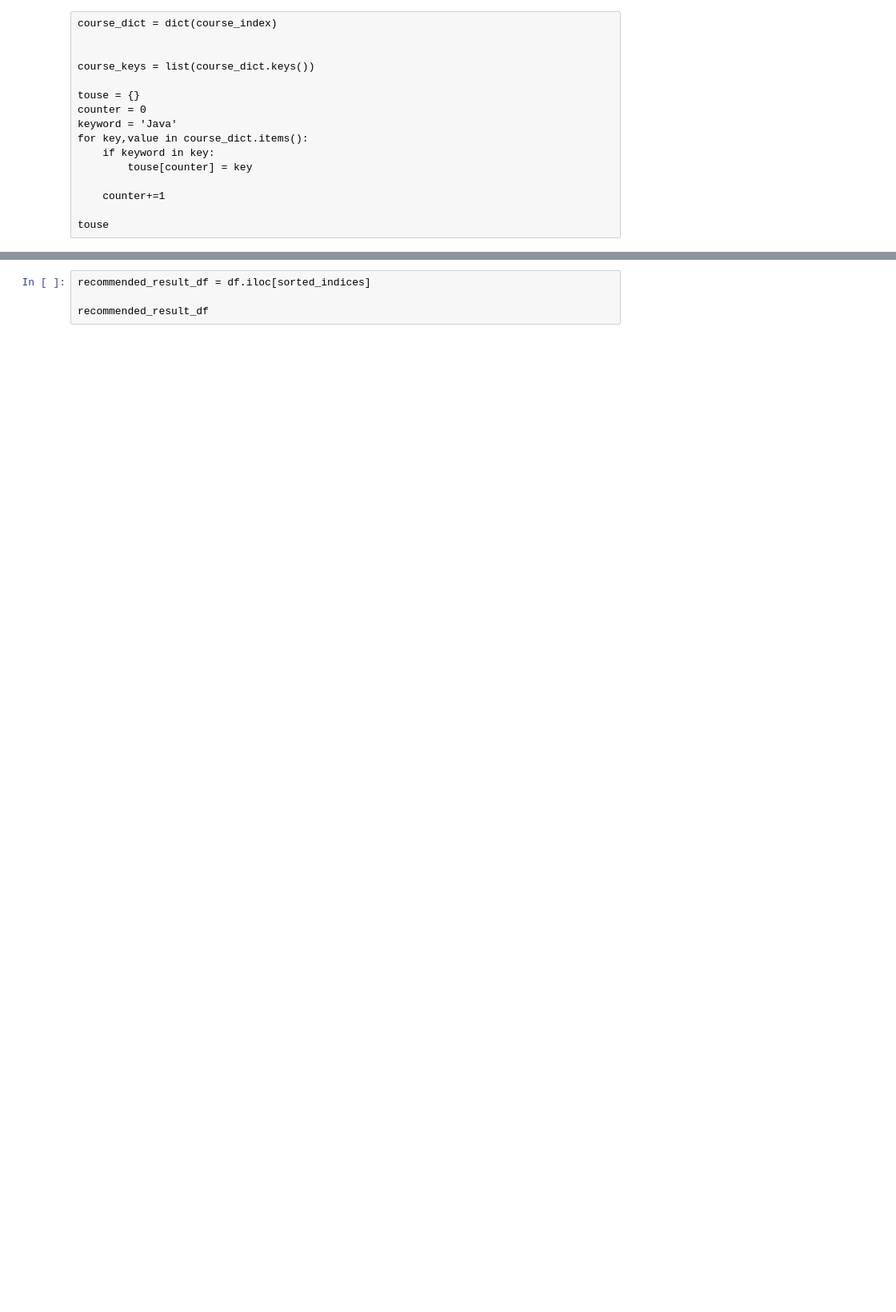
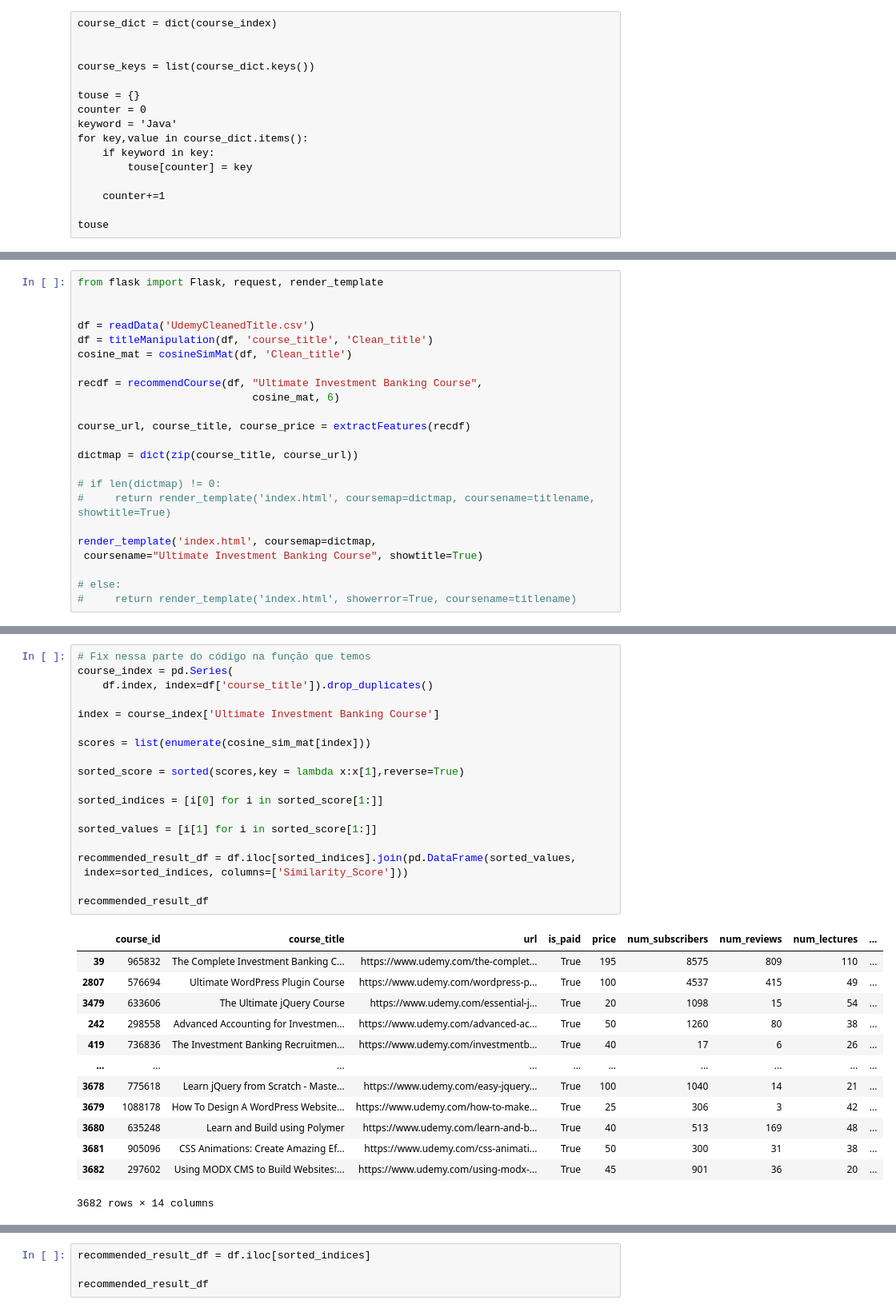
Before and after one commit to brunhs/projects, a Jupyter notebook: course-recommender-system-app/Course Recommendation System.ipynb, the cells around one changed output, grey strips where cells are left out. Shown at 80% size. Cells and saved outputs as stored; diff of their text form; blank space fills up the shorter version.

```diff
--- a/course-recommender-system-app/Course Recommendation System.ipynb
+++ b/course-recommender-system-app/Course Recommendation System.ipynb
@@ -241,0 +373,23 @@ index = course_index['How To Maximize Your Profits Trading Options']
+# %%
+from flask import Flask, request, render_template
+
+
+df = readData('UdemyCleanedTitle.csv')
+df = titleManipulation(df, 'course_title', 'Clean_title')
+cosine_mat = cosineSimMat(df, 'Clean_title')
+
+recdf = recommendCourse(df, "Ultimate Investment Banking Course",
+                            cosine_mat, 6)
+
+course_url, course_title, course_price = extractFeatures(recdf)
+
+dictmap = dict(zip(course_title, course_url))
+
+# if len(dictmap) != 0:
+#     return render_template('index.html', coursemap=dictmap, coursename=titlename, showtitle=True)
+
+render_template('index.html', coursemap=dictmap,
+ coursename="Ultimate Investment Banking Course", showtitle=True)
+
+# else:
+#     return render_template('index.html', showerror=True, coursename=titlename)
@@ -241,0 +403,33 @@ index = course_index['How To Maximize Your Profits Trading Options']
+# %%
+# Fix nessa parte do código na função que temos
+course_index = pd.Series(
+    df.index, index=df['course_title']).drop_duplicates()
+
+index = course_index['Ultimate Investment Banking Course']
+
+scores = list(enumerate(cosine_sim_mat[index]))
+
+sorted_score = sorted(scores,key = lambda x:x[1],reverse=True)
+
+sorted_indices = [i[0] for i in sorted_score[1:]]
+
+sorted_values = [i[1] for i in sorted_score[1:]]
+
+recommended_result_df = df.iloc[sorted_indices].join(pd.DataFrame(sorted_values,
+ index=sorted_indices, columns=['Similarity_Score']))
+
+recommended_result_df
+# %% [output]
+|  | course_id | course_title | url | is_paid | price | num_subscribers | num_reviews | num_lectures | ... |
+| 39 | 965832 | The Complete Investment Banking C... | https://www.udemy.com/the-complet... | True | 195 | 8575 | 809 | 110 | ... |
+| 2807 | 576694 | Ultimate WordPress Plugin Course | https://www.udemy.com/wordpress-p... | True | 100 | 4537 | 415 | 49 | ... |
+| 3479 | 633606 | The Ultimate jQuery Course | https://www.udemy.com/essential-j... | True | 20 | 1098 | 15 | 54 | ... |
+| 242 | 298558 | Advanced Accounting for Investmen... | https://www.udemy.com/advanced-ac... | True | 50 | 1260 | 80 | 38 | ... |
+| 419 | 736836 | The Investment Banking Recruitmen... | https://www.udemy.com/investmentb... | True | 40 | 17 | 6 | 26 | ... |
+| ... | ... | ... | ... | ... | ... | ... | ... | ... | ... |
+| 3678 | 775618 | Learn jQuery from Scratch - Maste... | https://www.udemy.com/easy-jquery... | True | 100 | 1040 | 14 | 21 | ... |
+| 3679 | 1088178 | How To Design A WordPress Website... | https://www.udemy.com/how-to-make... | True | 25 | 306 | 3 | 42 | ... |
+| 3680 | 635248 | Learn and Build using Polymer | https://www.udemy.com/learn-and-b... | True | 40 | 513 | 169 | 48 | ... |
+| 3681 | 905096 | CSS Animations: Create Amazing Ef... | https://www.udemy.com/css-animati... | True | 50 | 300 | 31 | 38 | ... |
+| 3682 | 297602 | Using MODX CMS to Build Websites:... | https://www.udemy.com/using-modx-... | True | 45 | 901 | 36 | 20 | ... |
+3682 rows × 14 columns
```
Also changed, not shown: parts of 22 cells of this notebook, 5 other files.
